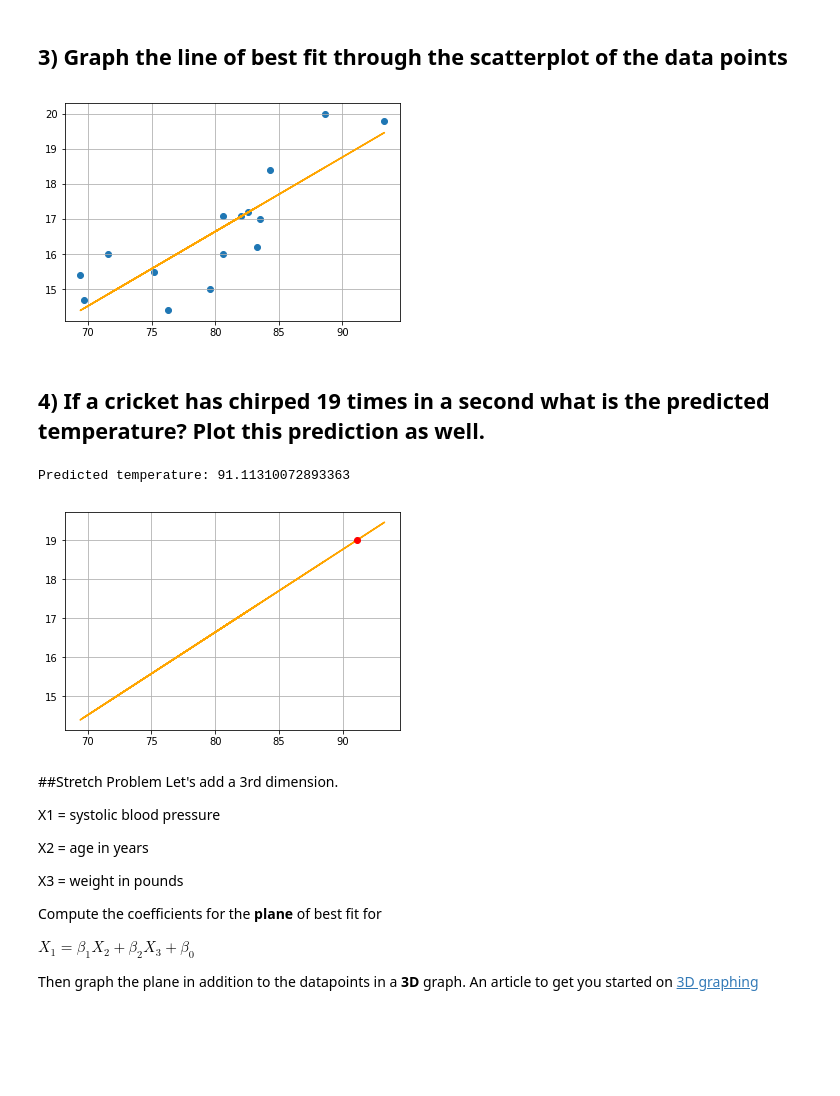
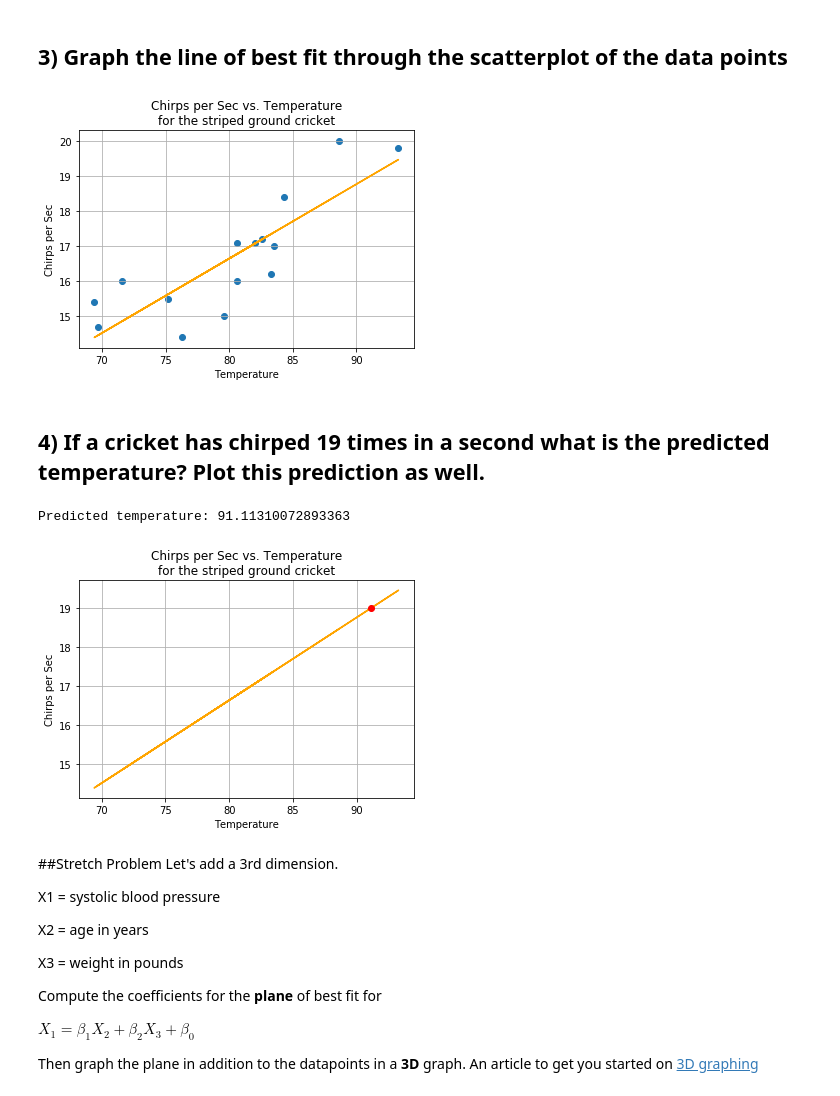
Before and after one commit to Nov05/Lambda-School-Data-Science, a Jupyter notebook: LSDS_Intro_Assignment_6_Linear_Algebra_Applications.ipynb, the cells around one changed output. Cells and saved outputs as stored; diff of their text form; code cells hidden in the pictures; blank space fills up the shorter version.

```diff
--- a/LSDS_Intro_Assignment_6_Linear_Algebra_Applications.ipynb
+++ b/LSDS_Intro_Assignment_6_Linear_Algebra_Applications.ipynb
@@ -175,11 +178,14 @@ print(Beta)
 # %%
 ##### Your Code Here #####
 Y_hat = [temp * Beta[1,0] + Beta[0,0] for temp in df.temperature]
 plt.scatter(df.temperature, df.chirps_per_sec)
 plt.plot(df.temperature, Y_hat, color='orange')
 plt.grid(True)
+plt.xlabel('Temperature')
+plt.ylabel('Chirps per Sec')
+plt.title('Chirps per Sec vs. Temperature\nfor the striped ground cricket');
 # %% [output]
-[figure, old version]
+[figure, new version]
 # %% [markdown]
 ## 4) If a cricket has chirped 19 times in a second what is the predicted temperature? Plot this prediction as well.
 # %%
@@ -189,9 +195,12 @@ print("Predicted temperature:", temp_pred)
 plt.plot(df.temperature, Y_hat, color='orange')
 plt.plot([temp_pred], [19], marker='o', color="red")
 plt.grid(True)
+plt.xlabel('Temperature')
+plt.ylabel('Chirps per Sec')
+plt.title('Chirps per Sec vs. Temperature\nfor the striped ground cricket');
 # %% [output]
 Predicted temperature: 91.11310072893363
-[figure, old version]
+[figure, new version]
 # %% [markdown]
 ##Stretch Problem
 Let's add a 3rd dimension.
```
Also changed, not shown: parts of 1 cell of this notebook.
